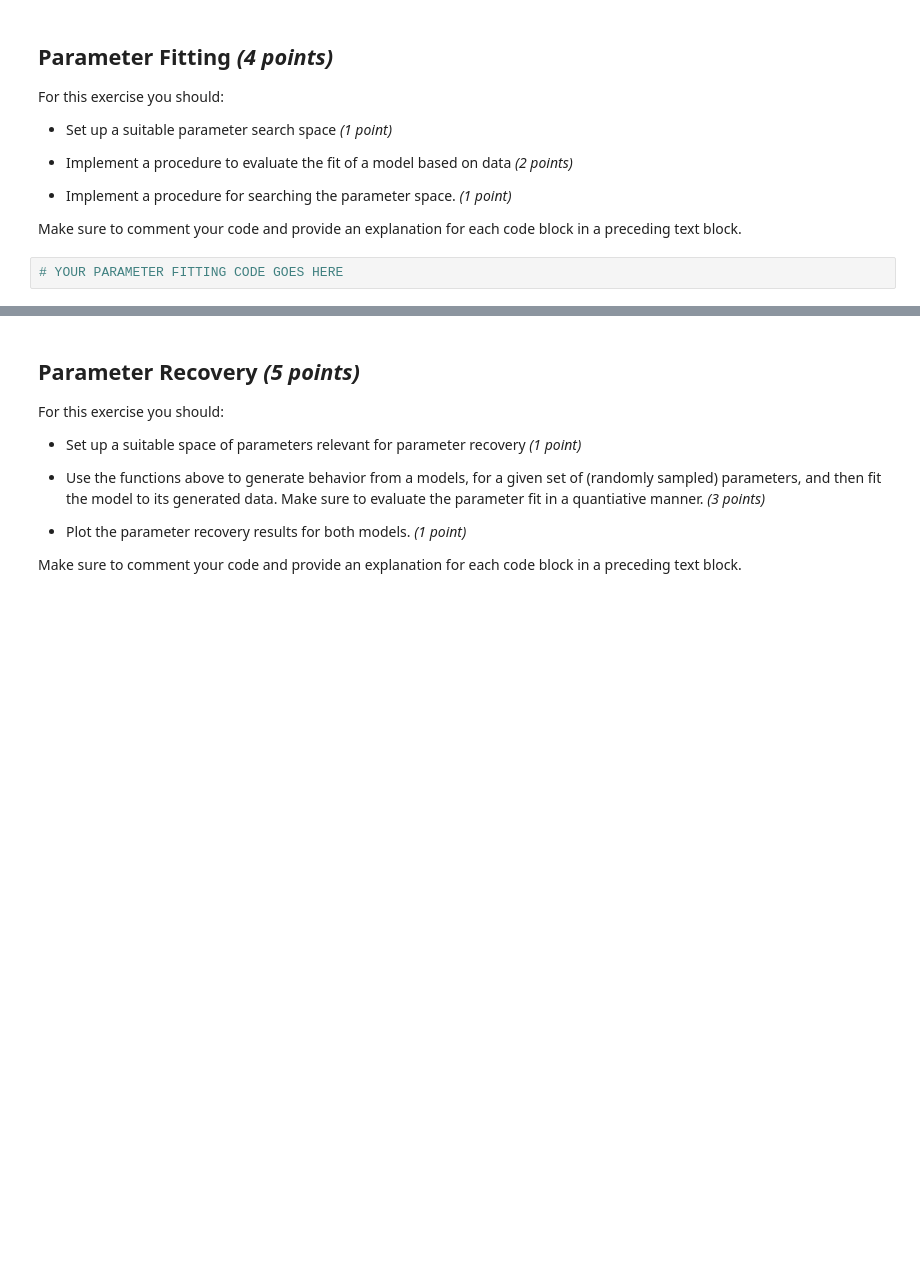
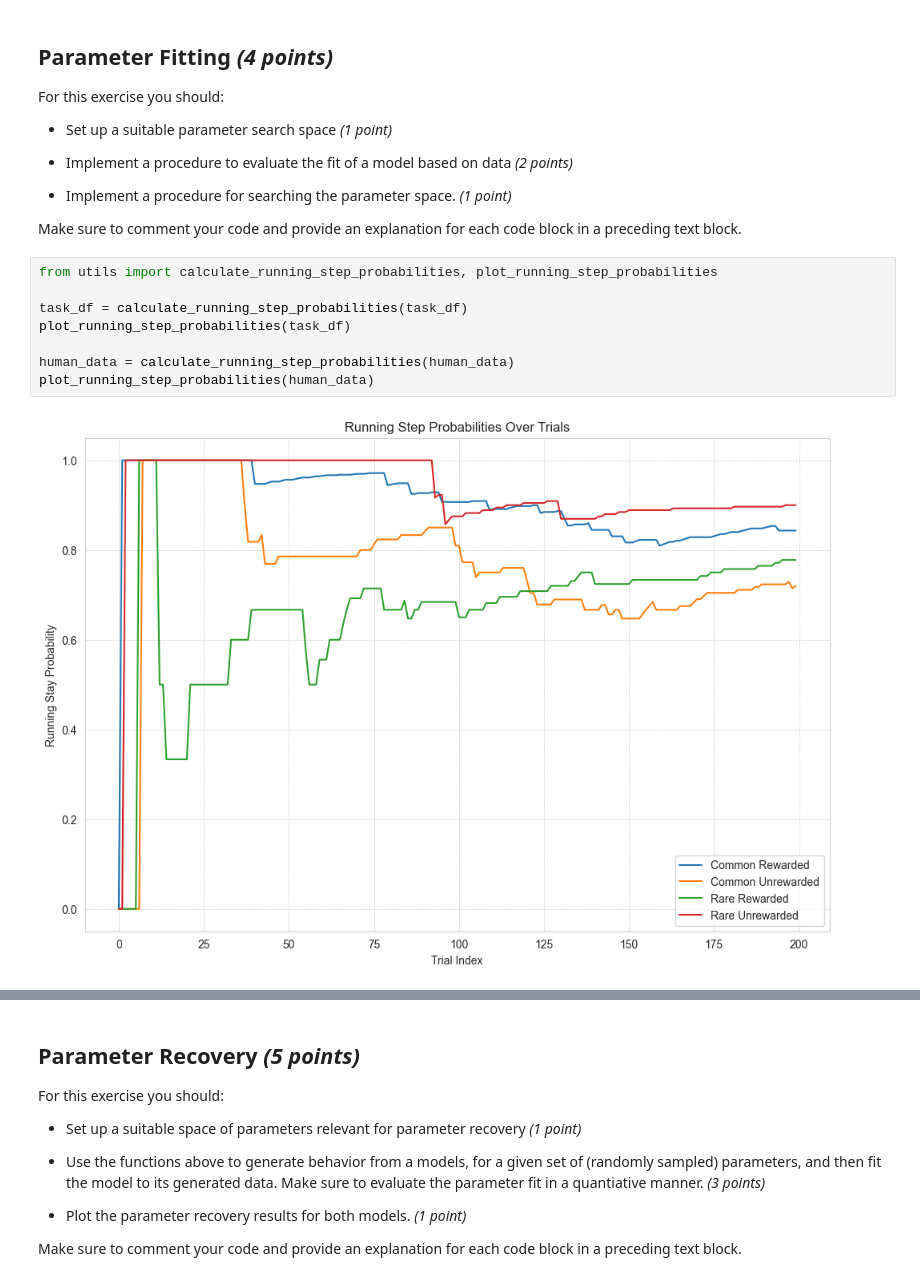
Before and after one commit to imtezcan/rl-twoStepTask, a Jupyter notebook: modeling_procedure.ipynb, the cells around one changed output, grey strips where cells are left out. Cells and saved outputs as stored; diff of their text form; blank space fills up the shorter version.

```diff
--- a/modeling_procedure.ipynb
+++ b/modeling_procedure.ipynb
@@ -178,5 +178,13 @@ For this exercise you should:
 *   Implement a procedure for searching the parameter space. *(1 point)*
 
 Make sure to comment your code and provide an explanation for each code block in a preceding text block.
-# %%
-# YOUR PARAMETER FITTING CODE GOES HERE
+# %%
+from utils import calculate_running_step_probabilities, plot_running_step_probabilities
+
+task_df = calculate_running_step_probabilities(task_df)
+plot_running_step_probabilities(task_df)
+
+human_data = calculate_running_step_probabilities(human_data)
+plot_running_step_probabilities(human_data)
+# %% [output]
+[figure, added]
```
Also changed, not shown: parts of 6 cells of this notebook, 1 other file.
